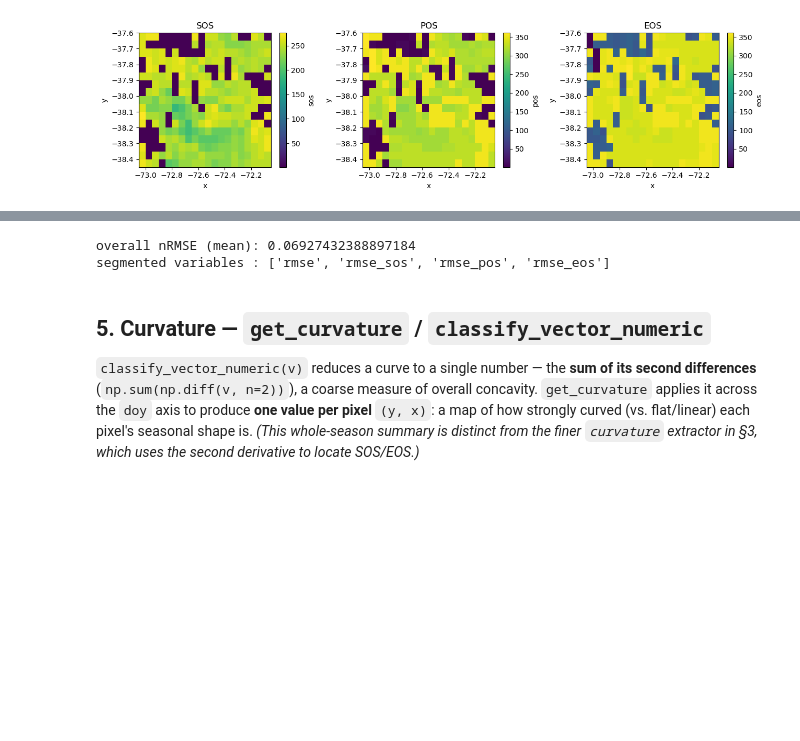
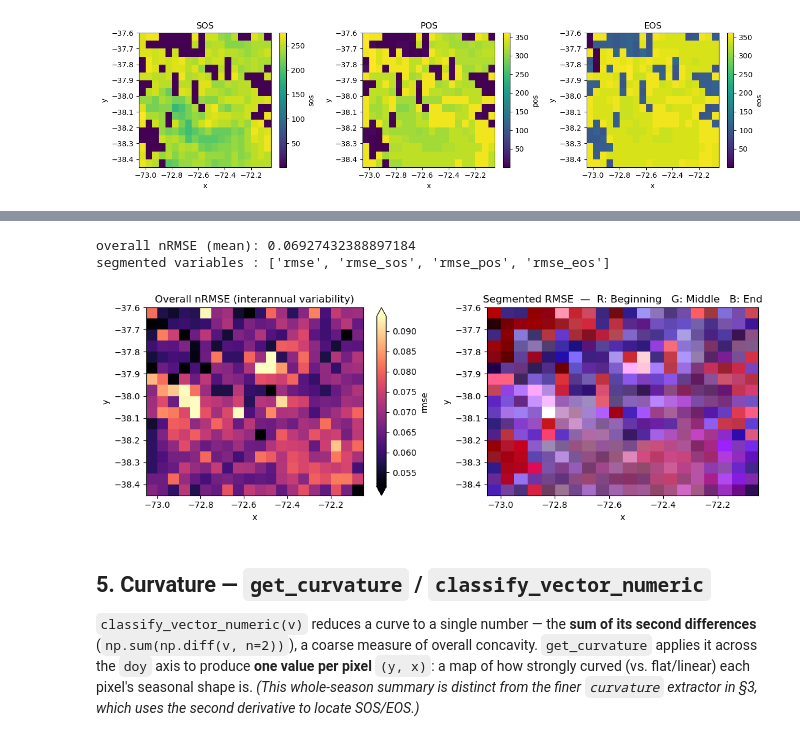
Before and after one commit to JavierLopatin/PhenoPY, a Jupyter notebook: examples/tutorial.ipynb, the cells around one changed output, grey strips where cells are left out. Cells and saved outputs as stored; diff of their text form; code cells hidden in the pictures; blank space fills up the shorter version.

```diff
--- a/examples/tutorial.ipynb
+++ b/examples/tutorial.ipynb
@@ -205,11 +214,20 @@ observations — use it to compare reconstruction methods or flag poorly-fit pix
 # %%
-rmse = shape.pheno.RMSE(sif, LSP_stack=lsp, normalized=True)
-print("overall nRMSE (mean):", float(rmse["rmse"].mean()))
+from phenosensing.plotting import plot_rmse_rgb
+
 seg = shape.pheno.RMSE(sif, LSP_stack=lsp, normalized=True, segment=True)
+print("overall nRMSE (mean):", float(seg["rmse"].mean()))
 print("segmented variables :", list(seg.data_vars))
+
+fig, axes = plt.subplots(1, 2, figsize=(11, 4))
+seg["rmse"].plot(ax=axes[0], robust=True, cmap="magma")
+axes[0].set_title("Overall nRMSE (interannual variability)")
+plot_rmse_rgb(seg, ax=axes[1])          # RGB composite: R=Beginning, G=Middle, B=End
+plt.tight_layout()
+plt.show()
 # %% [output]
 overall nRMSE (mean): 0.06927432388897184
 segmented variables : ['rmse', 'rmse_sos', 'rmse_pos', 'rmse_eos']
+[figure, added]
 # %% [markdown]
 ## 5. Curvature — `get_curvature` / `classify_vector_numeric`
 
```
Also changed, not shown: parts of 13 cells of this notebook, 10 other files.
